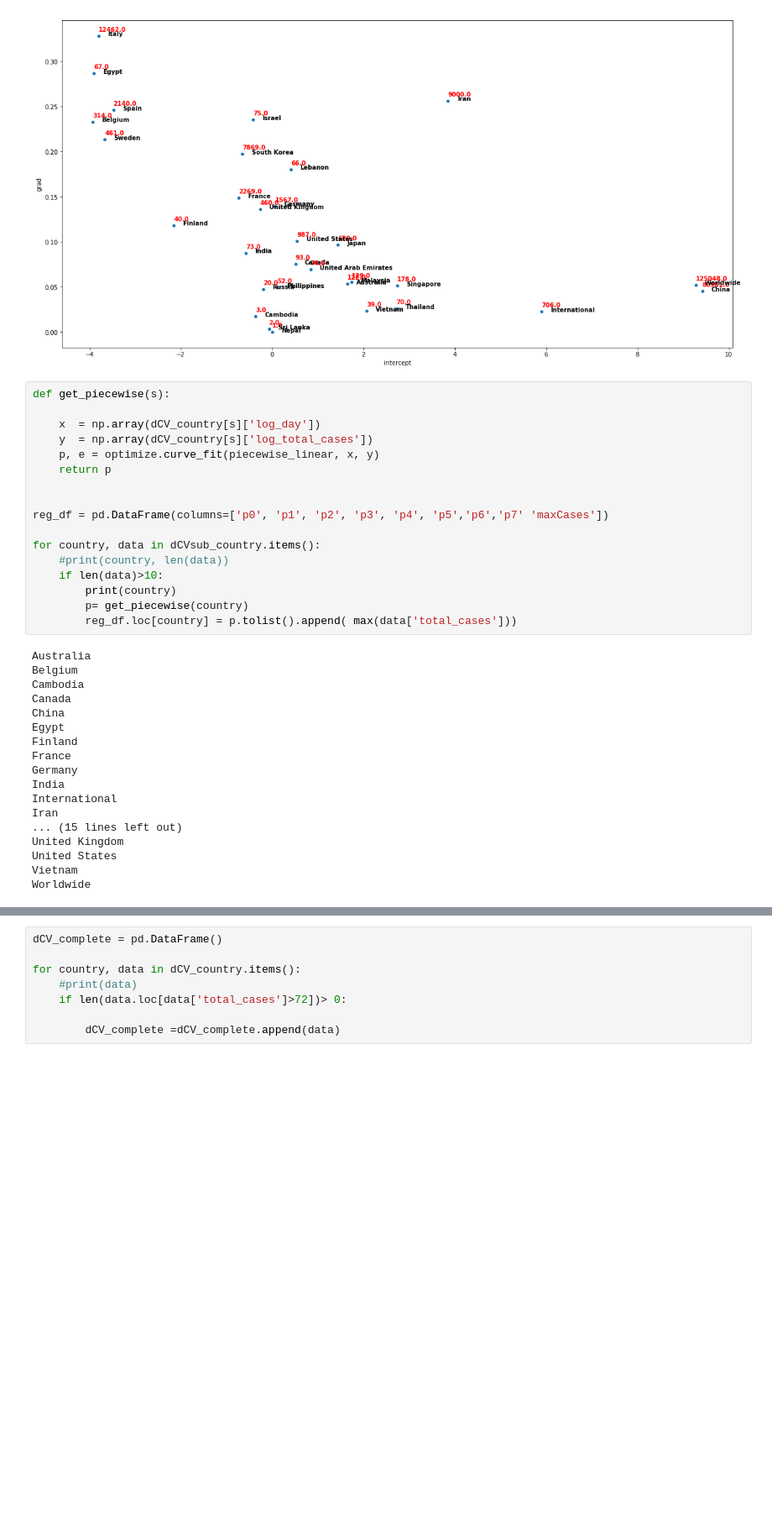
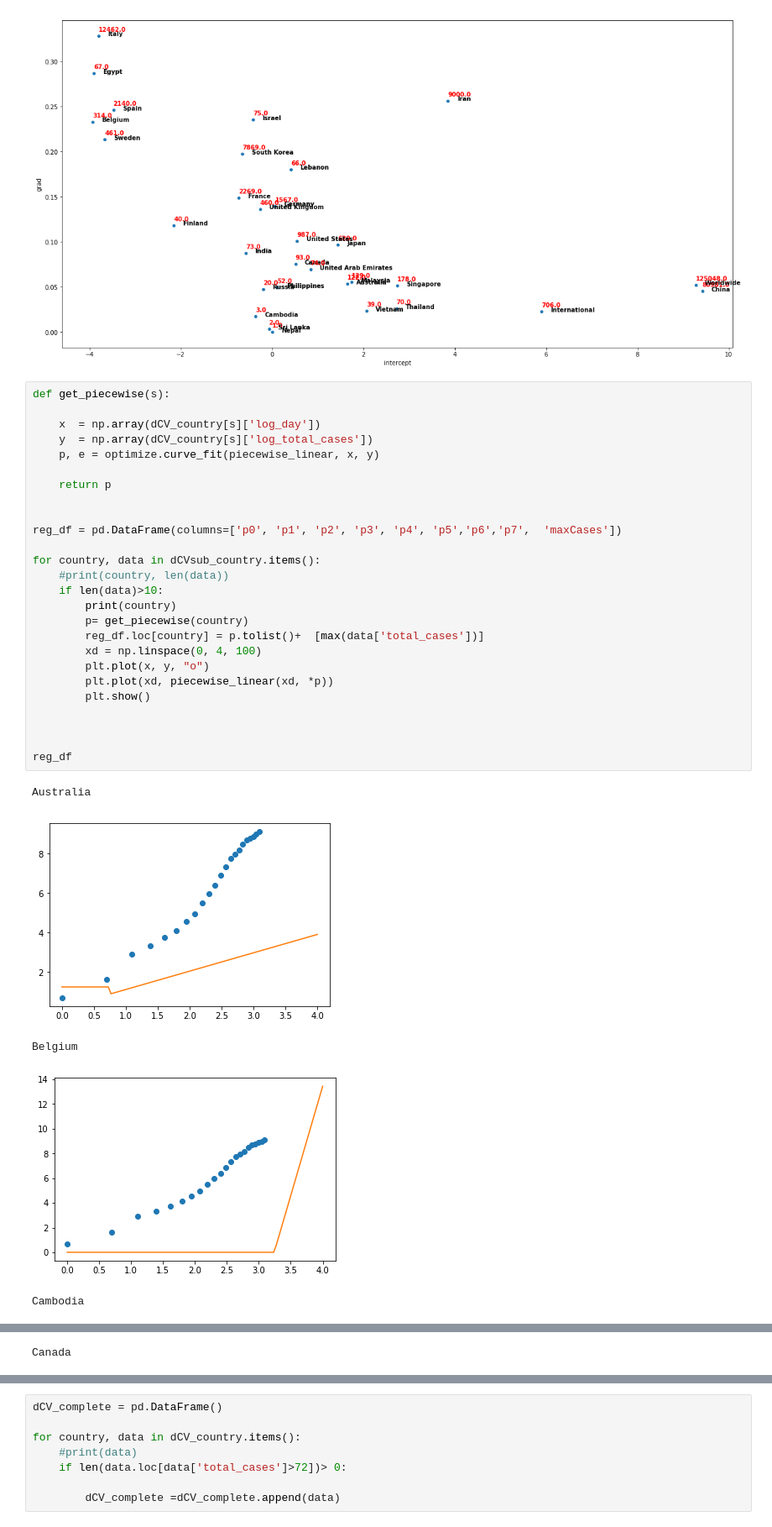
Before and after one commit to rishemjit/COVID_analysis, a Jupyter notebook: Analysis.ipynb, the cells around one changed output, grey strips where cells are left out. Shown at 84% size. Saved outputs shown, nothing was run; the diff lists cells and outputs as text; blank space fills up the shorter version.

```diff
--- a/Analysis.ipynb
+++ b/Analysis.ipynb
@@ -433,35 +433,32 @@ for i in range(0,reg_df.shape[0]):
 # %%
 def get_piecewise(s):
 
     x  = np.array(dCV_country[s]['log_day'])
     y  = np.array(dCV_country[s]['log_total_cases'])
     p, e = optimize.curve_fit(piecewise_linear, x, y)
+
     return p
 
 
-reg_df = pd.DataFrame(columns=['p0', 'p1', 'p2', 'p3', 'p4', 'p5','p6','p7' 'maxCases'])
+reg_df = pd.DataFrame(columns=['p0', 'p1', 'p2', 'p3', 'p4', 'p5','p6','p7',  'maxCases'])
 
 for country, data in dCVsub_country.items():
     #print(country, len(data))
     if len(data)>10:
         print(country)
         p= get_piecewise(country)
-        reg_df.loc[country] = p.tolist().append( max(data['total_cases']))
+        reg_df.loc[country] = p.tolist()+  [max(data['total_cases'])]
+        xd = np.linspace(0, 4, 100)
+        plt.plot(x, y, "o")
+        plt.plot(xd, piecewise_linear(xd, *p))
+        plt.show()
+
+
+
+reg_df
 # %% [output]
 Australia
-Belgium
-Cambodia
-Canada
-China
-Egypt
-Finland
-France
-Germany
-India
-International
-Iran
-... (15 lines left out)
-United Kingdom
-United States
-Vietnam
-Worldwide
+[figure, added]
+Belgium
+[figure, added]
+Cambodia
@@ -467,0 +466 @@ Worldwide
+Canada
```
Also changed, not shown: parts of 2 cells of this notebook.
